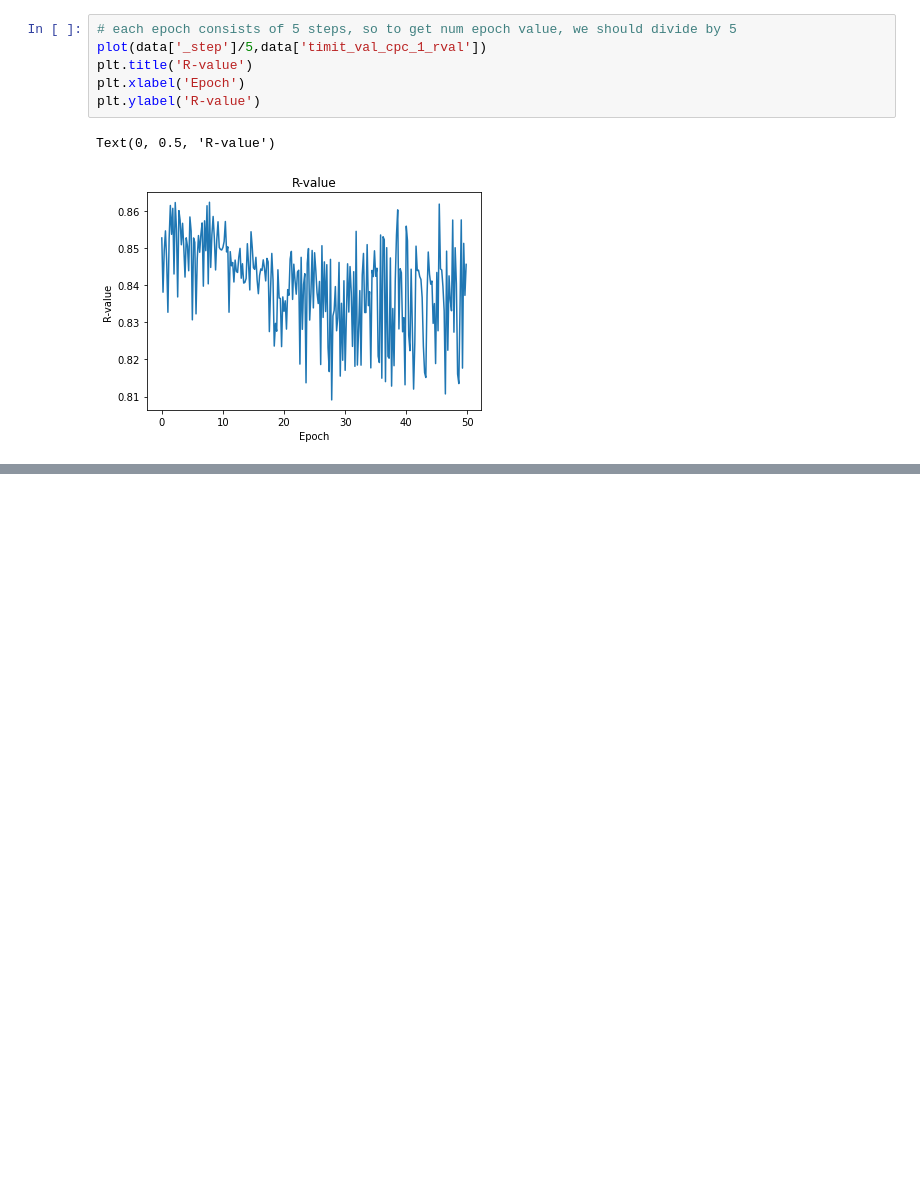
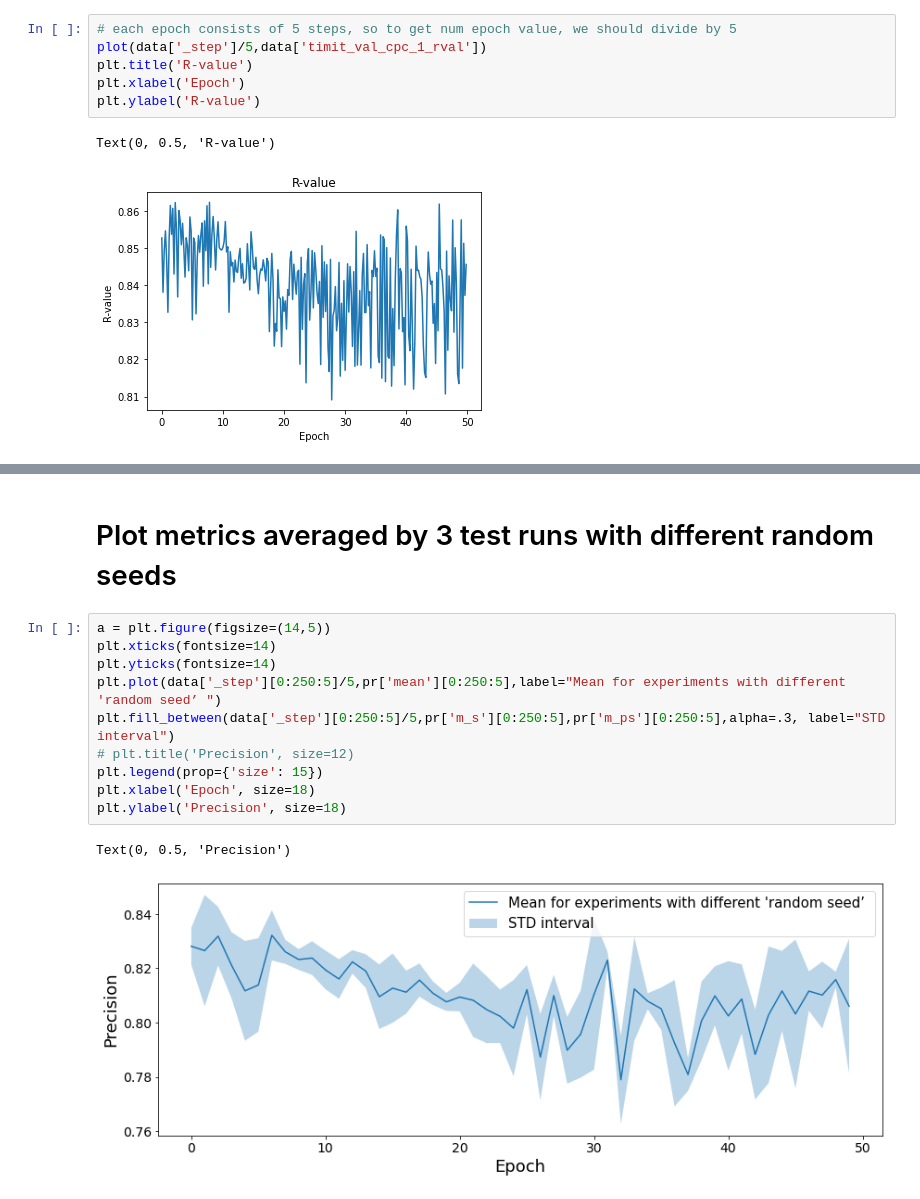
Before and after one commit to Albly/UnsupSeg, a Jupyter notebook: Experiments.ipynb, the cells around one changed output, grey strips where cells are left out. Saved outputs shown, nothing was run; the diff lists cells and outputs as text; blank space fills up the shorter version.

```diff
--- a/Experiments.ipynb
+++ b/Experiments.ipynb
@@ -548,0 +549,15 @@ Size of dataset is ~500 MB
+# %% [markdown]
+# Plot metrics averaged by 3 test runs with different random seeds
+# %%
+a = plt.figure(figsize=(14,5))
+plt.xticks(fontsize=14)
+plt.yticks(fontsize=14)
+plt.plot(data['_step'][0:250:5]/5,pr['mean'][0:250:5],label="Mean for experiments with different 'random seed’ ")
+plt.fill_between(data['_step'][0:250:5]/5,pr['m_s'][0:250:5],pr['m_ps'][0:250:5],alpha=.3, label="STD interval")
+# plt.title('Precision', size=12)
+plt.legend(prop={'size': 15})
+plt.xlabel('Epoch', size=18)
+plt.ylabel('Precision', size=18)
+# %% [output]
+Text(0, 0.5, 'Precision')
+[figure, added]
```
Also changed, not shown: parts of 20 cells of this notebook.
